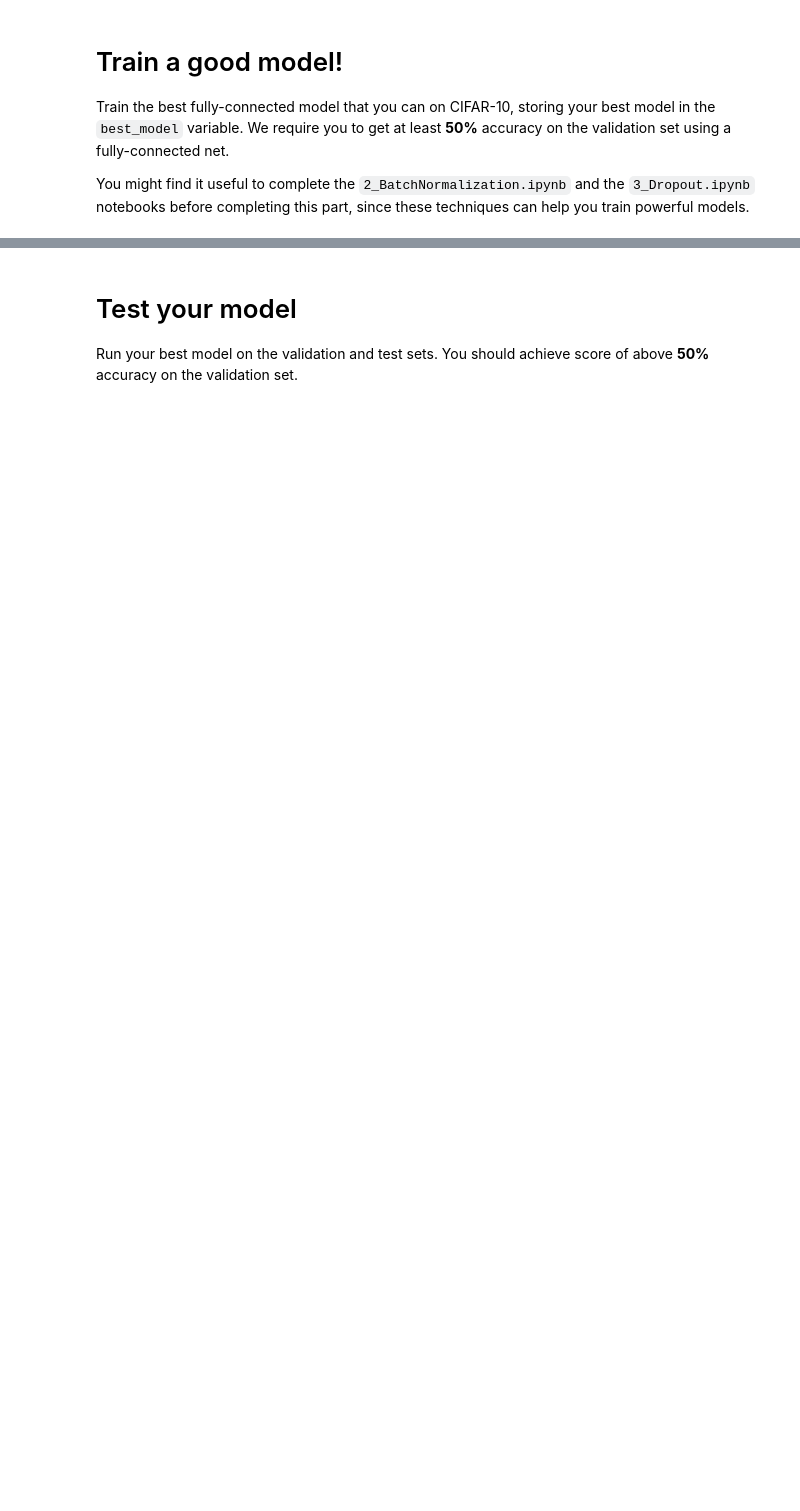
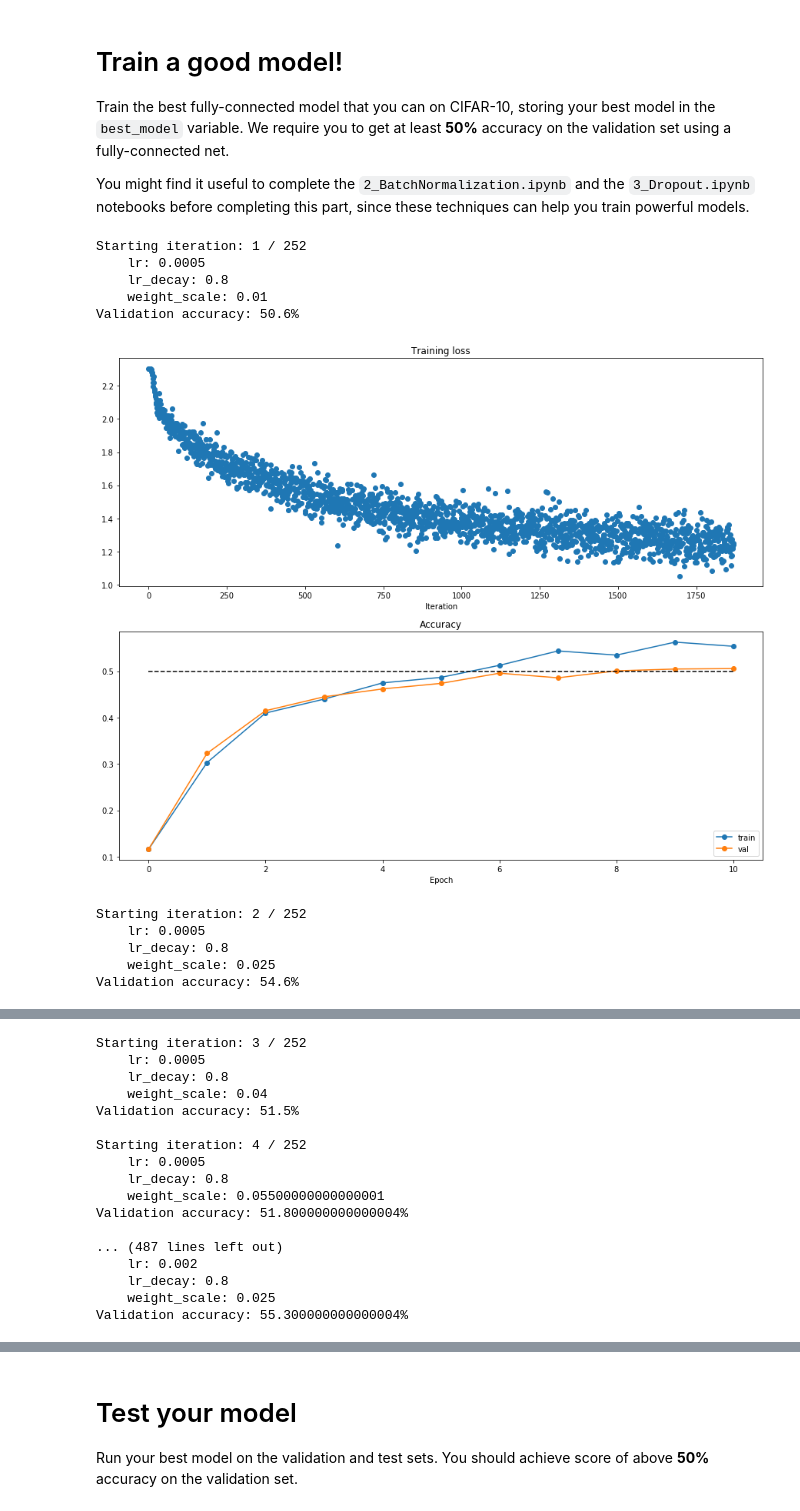
Before and after one commit to JulianHohenadel/I2Deep-Learning, a Jupyter notebook: exercise_2/1_FullyConnectedNets.ipynb, the cells around one changed output, grey strips where cells are left out. Saved outputs shown, nothing was run; the diff lists cells and outputs as text; code cells hidden in the pictures; blank space fills up the shorter version.

Commit message:
Exercise_2 Bonus achieved; model added, zip added, 1_FullyConnectednets.ipynb updated

```diff
--- a/exercise_2/1_FullyConnectedNets.ipynb
+++ b/exercise_2/1_FullyConnectedNets.ipynb
@@ -728,26 +755,29 @@ best_acc = 0
 best_params = []
 
 # Grid search over learning_rate, learning_rate_decay, weight_scale
-lr_range = np.arange(1e-2, 10e-2, 1e-2)
-lr_decay_range = np.arange(0.7, 1, 0.1)
-weight_scale_range = np.arange(1e-2, 1e-1, 2e-2)
+lr_range = np.arange(0.5e-3, 5e-3, 0.5e-3)
+lr_decay_range = np.array([0.8, 0.85, 0.9, 0.95])
+weight_scale_range = np.arange(1e-2, 10e-2, 1.5e-2)
 
 # Setting up the main training loop
-total_iterations = lr_range.shape[0] * lr_decay_range.shape[0] * weight_scale_range.shape[0]
+total_iterations = (lr_range.shape[0] * lr_decay_range.shape[0] *
+                    weight_scale_range.shape[0])
 iteration = 0
 
 for lr in lr_range:
     for lr_decay in lr_decay_range:
         for weight_scale in weight_scale_range:
             iteration += 1
+            print()
             print(f'Starting iteration: {iteration} / {total_iterations}')
-            print(f'    lr: {lr} \n    lr_decay: {lr_decay} \n    weight_scale: {weight_scale}')
+            print(f'    lr: {lr}\n    lr_decay: {lr_decay}' +
+                  f'\n    weight_scale: {weight_scale}')
 
             # FullyConnectedNet
             # 5 times 128 hidden nodes
             # NO batchnorm (until now)
             # NO dropout (until now)
-            model = FullyConnectedNet([128, 128, 128, 128, 128],
+            model = FullyConnectedNet([100, 100, 100, 100, 100],
                                       weight_scale=weight_scale,
                                       use_batchnorm=False,
                                       dropout=0)
@@ -760,7 +790,7 @@ for lr in lr_range:
                             update_rule = 'adam',
                             optim_config = {'learning_rate':lr},
                             lr_decay = lr_decay,
-                            num_epochs = 15,
+                            num_epochs = 10,
                             batch_size = 256,
                             print_every = 100,
                             verbose = False
@@ -769,30 +799,42 @@ for lr in lr_range:
             solver.train()
             val_acc = solver.check_accuracy(data['X_val'], data['y_val'])
             print(f'Validation accuracy: {val_acc*100}%')
             if val_acc>best_acc:
                 # If new best:
                 # Store params and plot loss and accuracy
                 best_acc = val_acc
                 best_model = model
                 best_params = [lr, lr_decay, weight_scale]
 
                 plt.subplot(2, 1, 1)
                 plt.title('Training loss')
                 plt.plot(solver.loss_history, 'o')
                 plt.xlabel('Iteration')
 
                 plt.subplot(2, 1, 2)
                 plt.title('Accuracy')
                 plt.plot(solver.train_acc_history, '-o', label='train')
                 plt.plot(solver.val_acc_history, '-o', label='val')
                 plt.plot([0.5] * len(solver.val_acc_history), 'k--')
                 plt.xlabel('Epoch')
                 plt.legend(loc='lower right')
                 plt.gcf().set_size_inches(15, 12)
                 plt.show()
 
 print("best_acc = ", best_acc)
 print("best_params = ", best_params)
 ################################################################################
 #                              END OF YOUR CODE                                #
 ################################################################################
+# %% [output]
+Starting iteration: 1 / 252
+    lr: 0.0005
+    lr_decay: 0.8
+    weight_scale: 0.01
+Validation accuracy: 50.6%
+[figure, added]
+Starting iteration: 2 / 252
+    lr: 0.0005
+    lr_decay: 0.8
+    weight_scale: 0.025
+Validation accuracy: 54.6%
@@ -798,0 +842,17 @@ print("best_params = ", best_params)
+Starting iteration: 3 / 252
+    lr: 0.0005
+    lr_decay: 0.8
+    weight_scale: 0.04
+Validation accuracy: 51.5%
+
+Starting iteration: 4 / 252
+    lr: 0.0005
+    lr_decay: 0.8
+    weight_scale: 0.05500000000000001
+Validation accuracy: 51.800000000000004%
+
+... (487 lines left out)
+    lr: 0.002
+    lr_decay: 0.8
+    weight_scale: 0.025
+Validation accuracy: 55.300000000000004%
```
Also changed, not shown: parts of 17 cells of this notebook, 3 other files.
